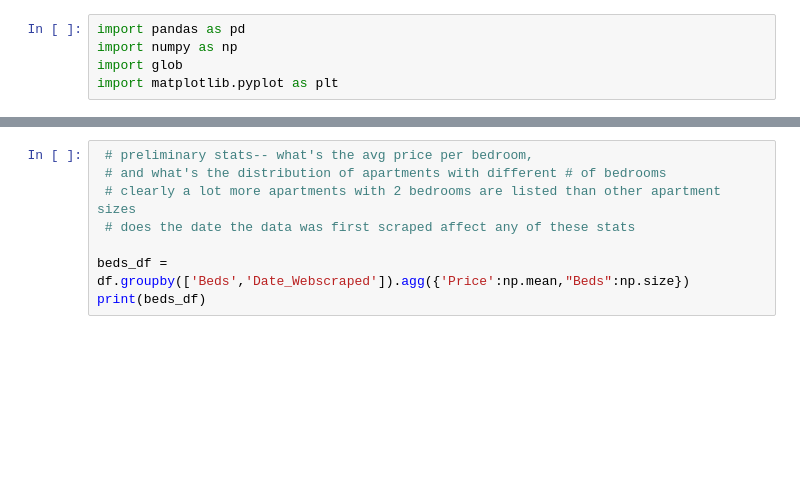
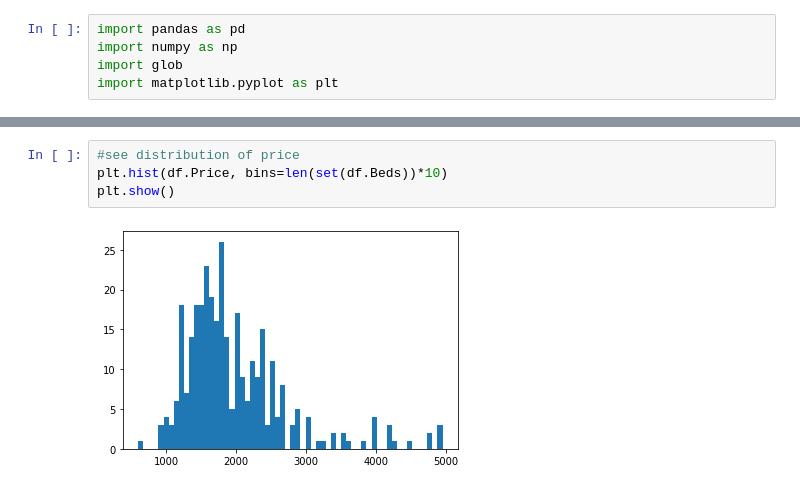
Before and after one commit to Rileypj1/Project-Zillow, a Jupyter notebook: eda/eda.ipynb, the cells around one changed output, grey strips where cells are left out. Cells and saved outputs as stored; diff of their text form; blank space fills up the shorter version.

```diff
--- a/eda/eda.ipynb
+++ b/eda/eda.ipynb
@@ -22,8 +50,6 @@ df.isna().sum()
-# %%
- # preliminary stats-- what's the avg price per bedroom,
- # and what's the distribution of apartments with different # of bedrooms
- # clearly a lot more apartments with 2 bedrooms are listed than other apartment sizes
- # does the date the data was first scraped affect any of these stats
-
-beds_df = df.groupby(['Beds','Date_Webscraped']).agg({'Price':np.mean,"Beds":np.size})
-print(beds_df)
+# %%
+#see distribution of price
+plt.hist(df.Price, bins=len(set(df.Beds))*10)
+plt.show()
+# %% [output]
+[figure, added]
```
Also changed, not shown: parts of 9 cells of this notebook.
